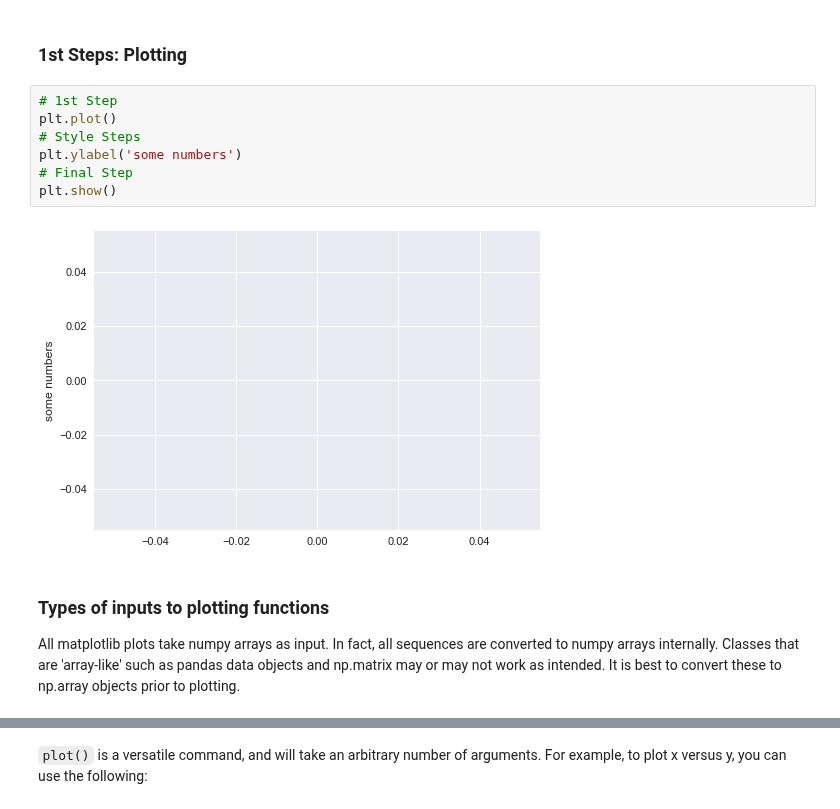
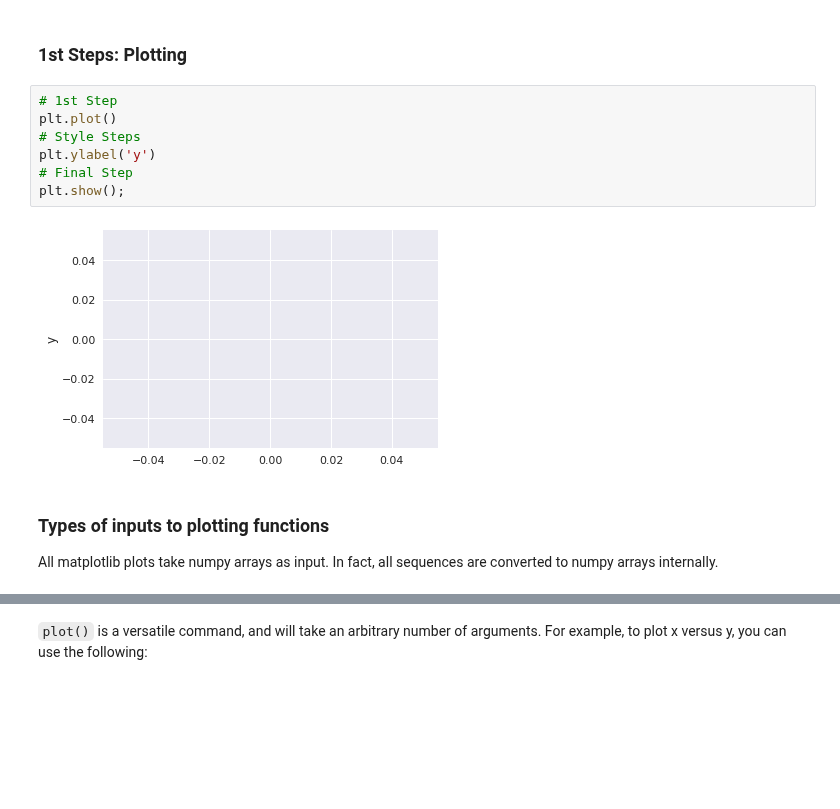
Before and after one commit to SUSA-org/Fall-2018-Career-Exploration, a Jupyter notebook: Lectures/Lecture8/data.ipynb, the cells around one changed output, grey strips where cells are left out. Cells and saved outputs as stored; diff of their text form; blank space fills up the shorter version.

```diff
--- a/Lectures/Lecture8/data.ipynb
+++ b/Lectures/Lecture8/data.ipynb
@@ -634,12 +634,12 @@ import matplotlib.pyplot as plt
 # %%
 # 1st Step
 plt.plot()
 # Style Steps
-plt.ylabel('some numbers')
+plt.ylabel('y')
 # Final Step
-plt.show()
+plt.show();
 # %% [output]
-[figure, old version]
+[figure, new version]
 # %% [markdown]
 ### Types of inputs to plotting functions
-All matplotlib plots take numpy arrays as input. In fact, all sequences are converted to numpy arrays internally. Classes that are 'array-like' such as pandas data objects and np.matrix may or may not work as intended. It is best to convert these to np.array objects prior to plotting.
+All matplotlib plots take numpy arrays as input. In fact, all sequences are converted to numpy arrays internally.
```
Also changed, not shown: parts of 41 cells of this notebook, 1 other file.
